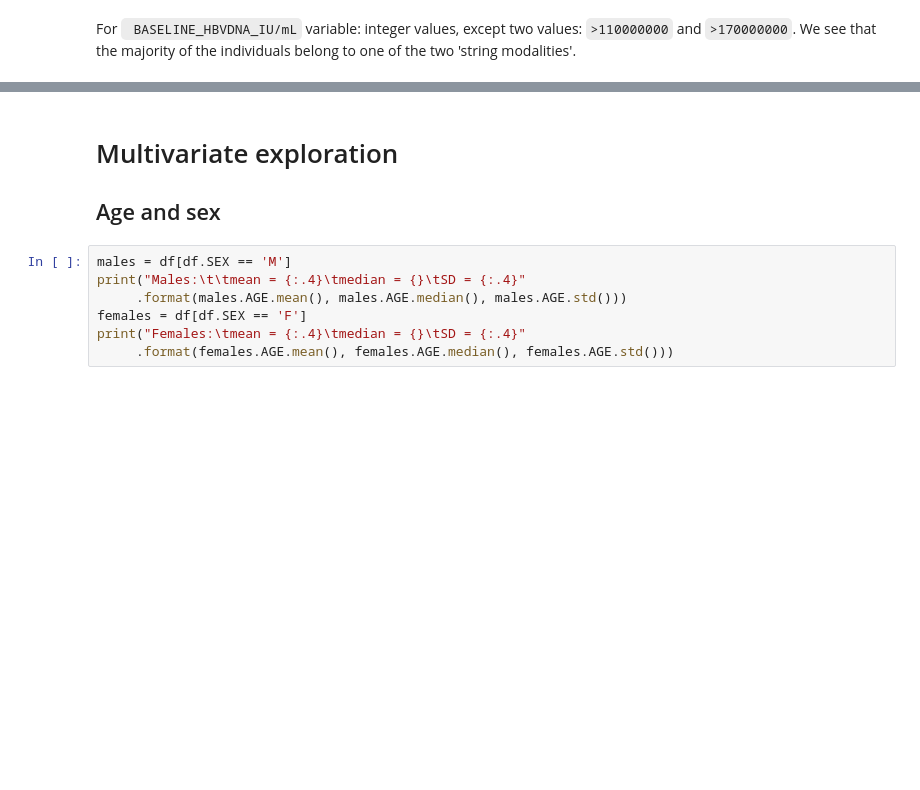
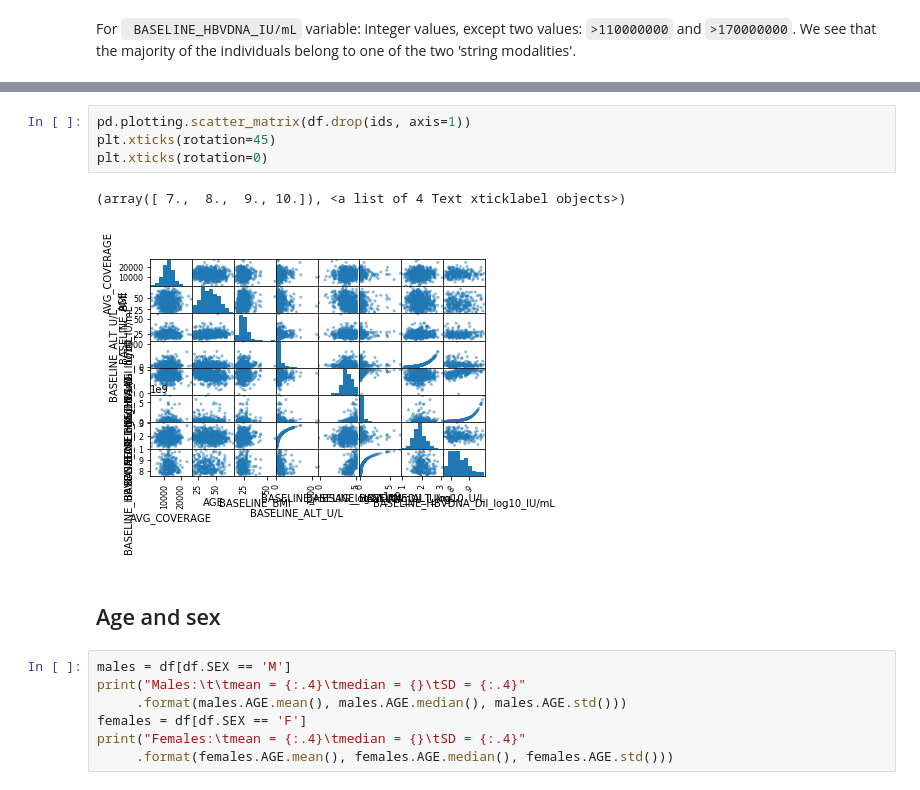
Before and after one commit to matthiaszeller/HBV, a Jupyter notebook: Clinical data.ipynb, the cells around one changed output, grey strips where cells are left out. Drawn from its saved outputs; the diff is of its cells as text; blank space fills up the shorter version.

```diff
--- a/Clinical data.ipynb
+++ b/Clinical data.ipynb
@@ -240,6 +249,11 @@ sns.distplot(df['BASELINE_HBVDNA_Dil_IU/mL'].dropna());
+# %%
+pd.plotting.scatter_matrix(df.drop(ids, axis=1))
+plt.xticks(rotation=45)
+plt.xticks(rotation=0)
+# %% [output]
+(array([ 7.,  8.,  9., 10.]), <a list of 4 Text xticklabel objects>)
+[figure, added]
 # %% [markdown]
-# Multivariate exploration
-
 ## Age and sex
 # %%
 males = df[df.SEX == 'M']
```
Also changed, not shown: parts of 19 cells of this notebook, 1 other file.
